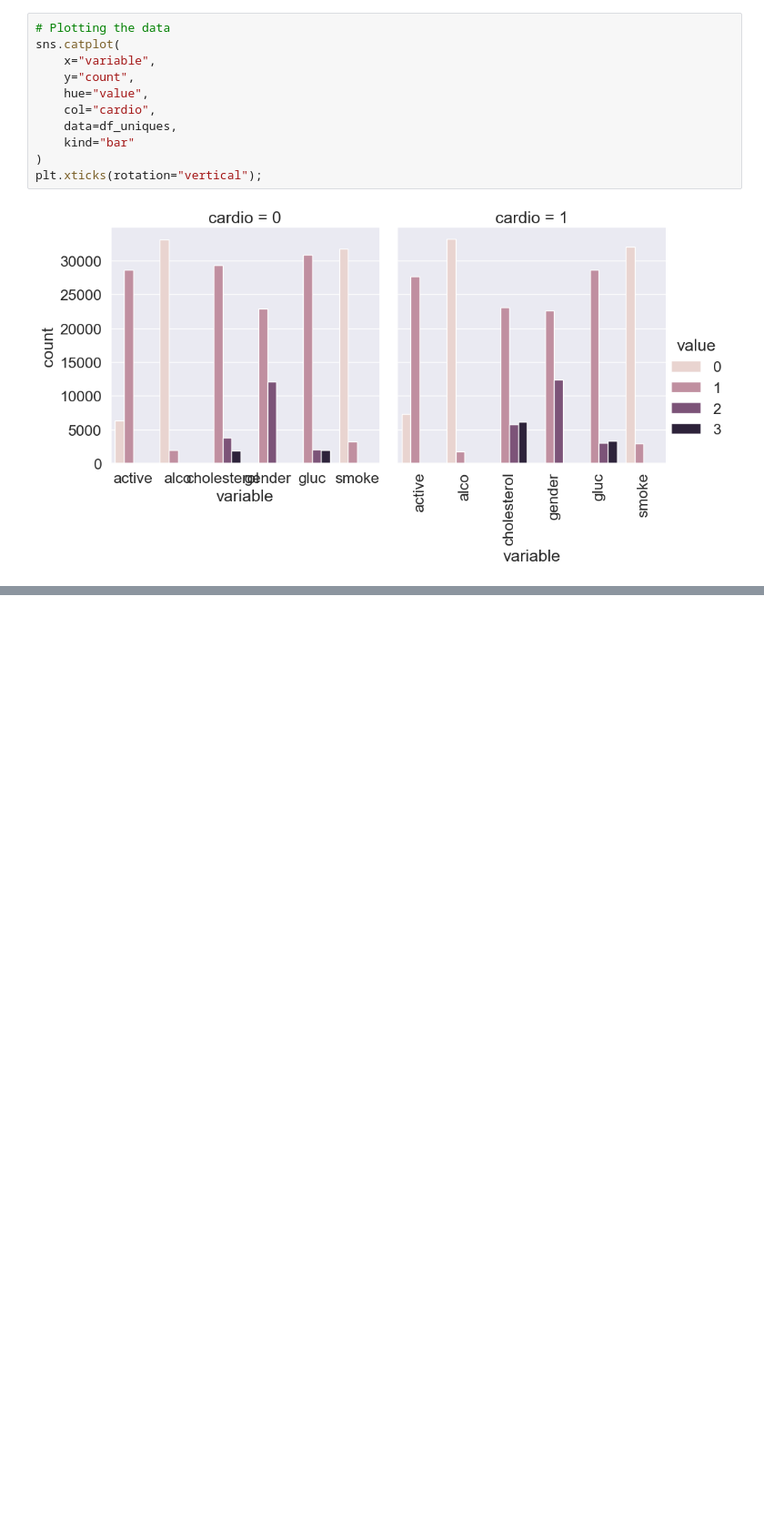
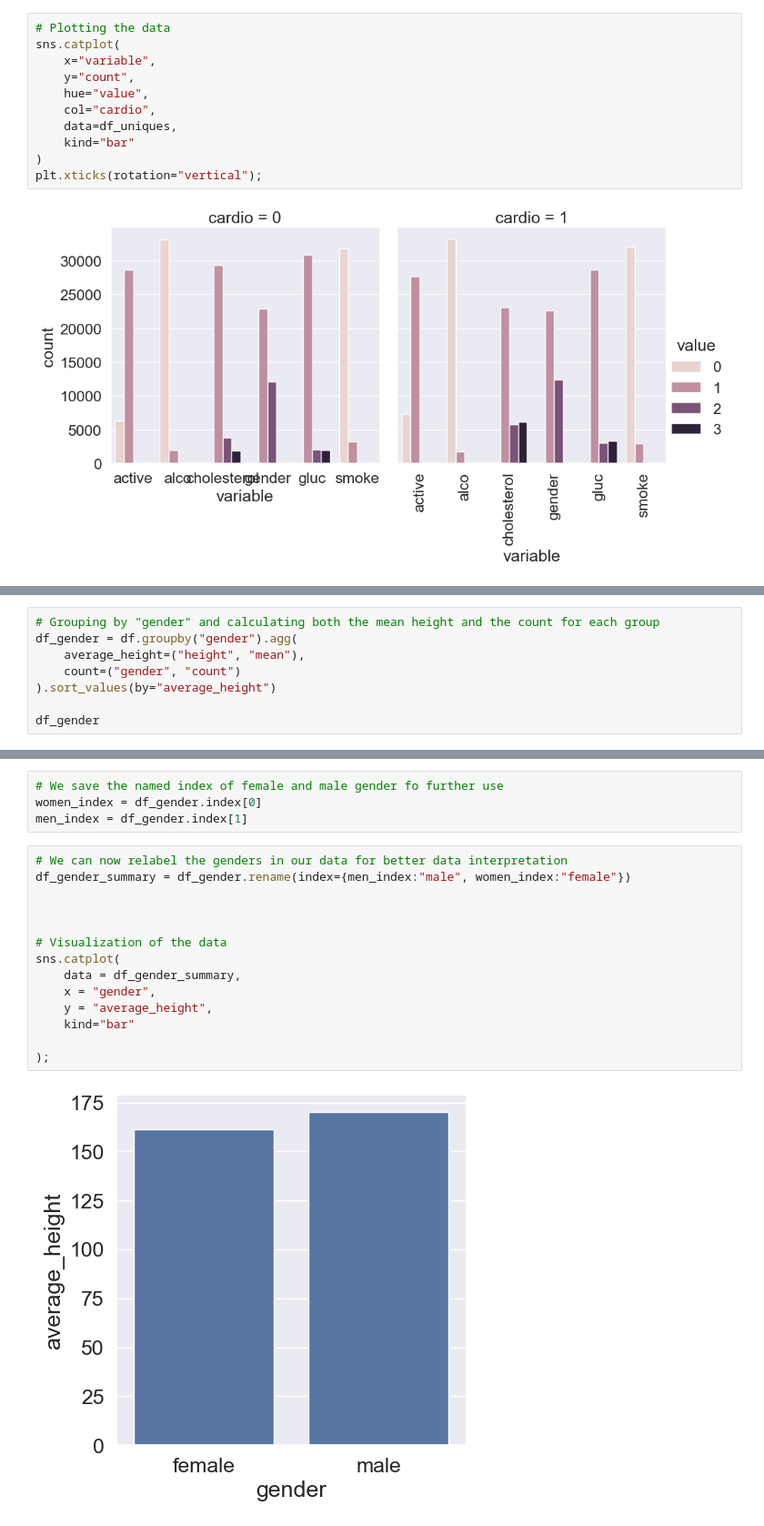
Before and after one commit to anamillen/mlcourse.ai-solutions, a Jupyter notebook: Assignments/Exploratory data analysis with Pandas/Assignment #2.ipynb, the cells around one changed output, grey strips where cells are left out. Shown at 91% size. Cells and saved outputs as stored; diff of their text form; blank space fills up the shorter version.

```diff
--- a/Assignments/Exploratory data analysis with Pandas/Assignment #2.ipynb
+++ b/Assignments/Exploratory data analysis with Pandas/Assignment #2.ipynb
@@ -128,0 +163,8 @@ plt.xticks(rotation="vertical");
+# %%
+# Grouping by "gender" and calculating both the mean height and the count for each group
+df_gender = df.groupby("gender").agg(
+    average_height=("height", "mean"),
+    count=("gender", "count")
+).sort_values(by="average_height")
+
+df_gender
@@ -128,0 +190,20 @@ plt.xticks(rotation="vertical");
+# %%
+# We save the named index of female and male gender fo further use
+women_index = df_gender.index[0]
+men_index = df_gender.index[1]
+# %%
+# We can now relabel the genders in our data for better data interpretation
+df_gender_summary = df_gender.rename(index={men_index:"male", women_index:"female"})
+
+
+
+# Visualization of the data
+sns.catplot(
+    data = df_gender_summary,
+    x = "gender",
+    y = "average_height",
+    kind="bar"
+
+);
+# %% [output]
+[figure, added]
```
Also changed, not shown: parts of 17 cells of this notebook.
